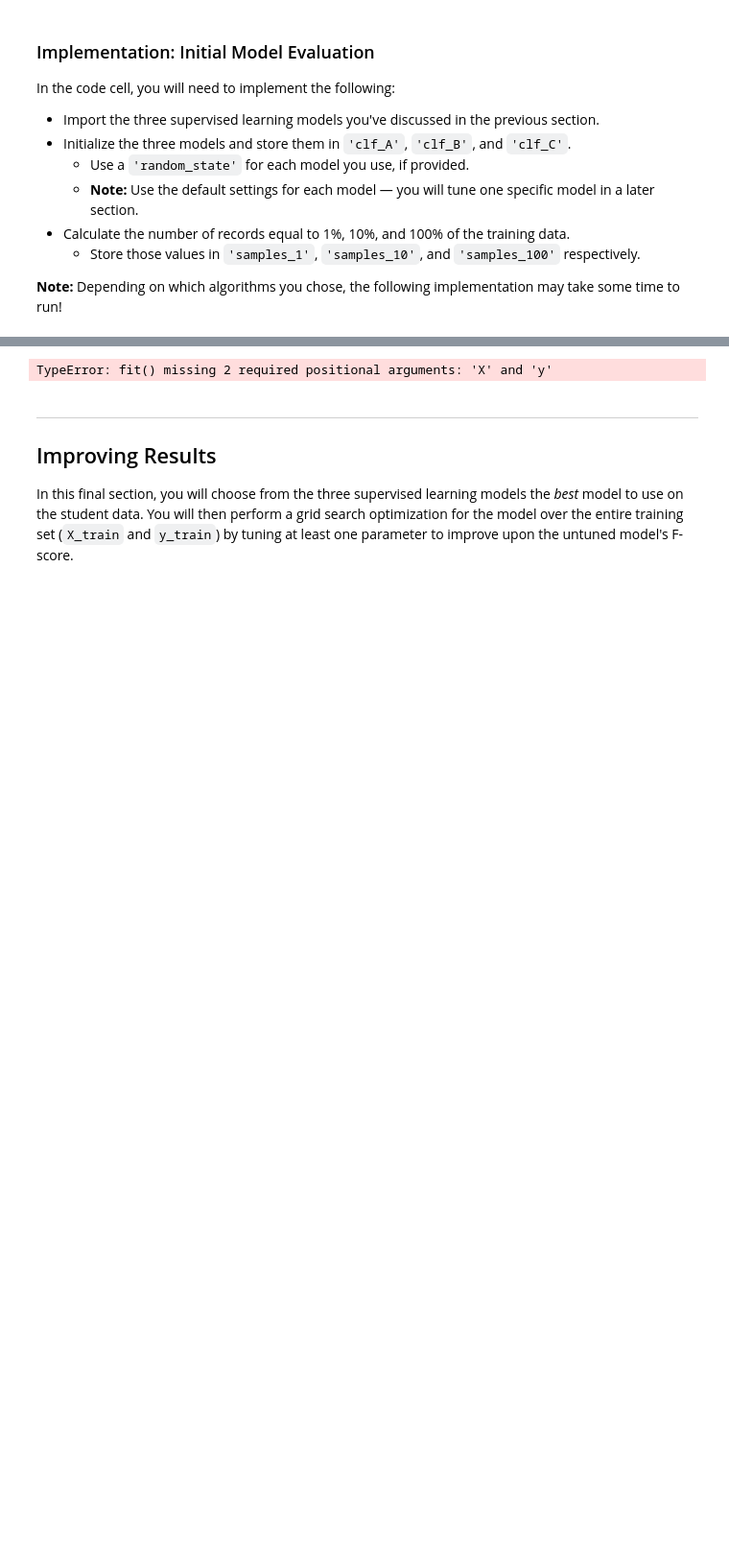
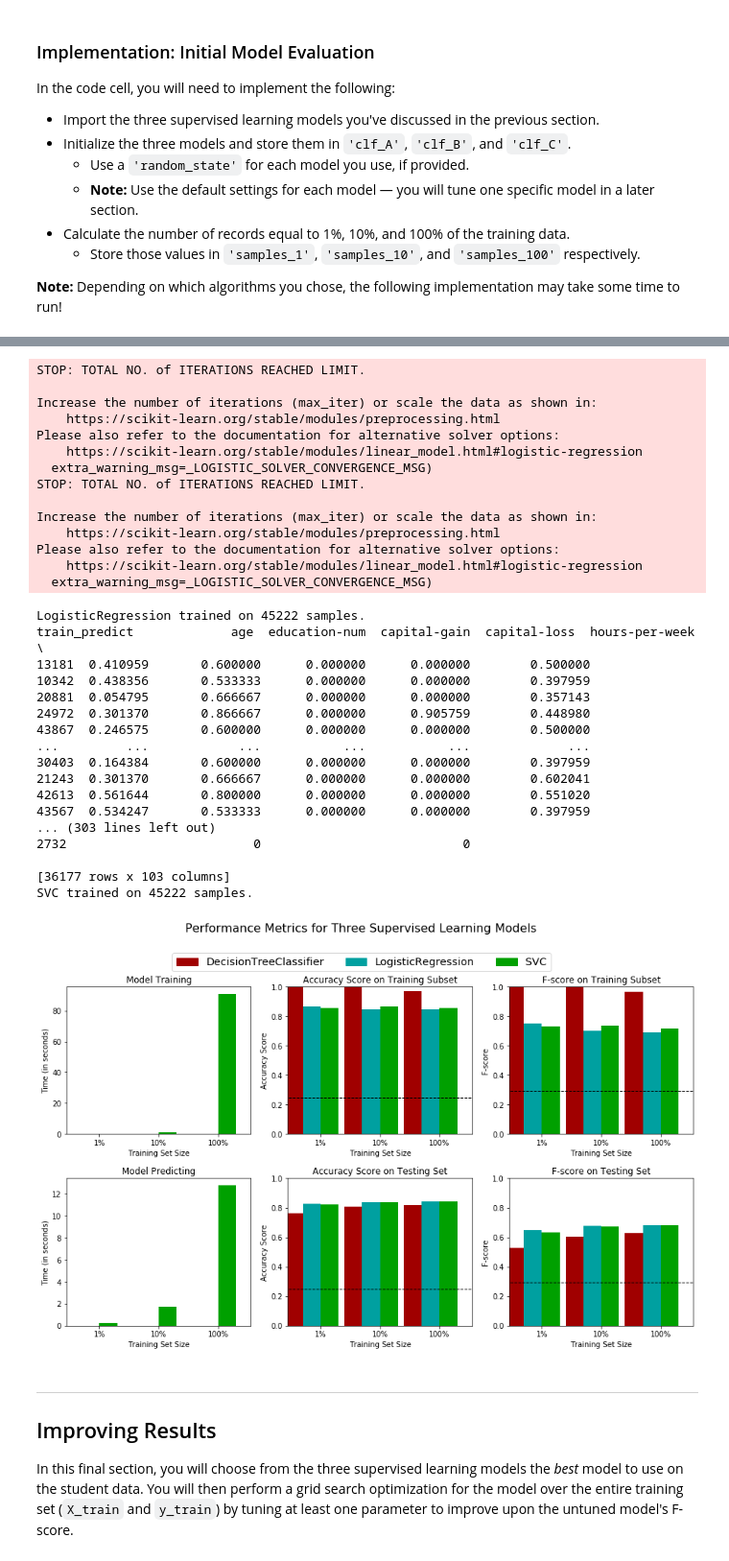
Before and after one commit to noreenwu/ML-supervised, a Jupyter notebook: finding_donors.ipynb, the cells around one changed output, grey strips where cells are left out. Shown at 96% size. Drawn from its saved outputs; the diff is of its cells as text; code cells hidden in the pictures; blank space fills up the shorter version.

Commit message:
feat: initial model evaluation

```diff
--- a/finding_donors.ipynb
+++ b/finding_donors.ipynb
@@ -417,7 +417,7 @@ def train_predict(learner, sample_size, X_train, y_train, X_test, y_test):
     print("train_predict {}".format(X_train))
     # TODO: Fit the learner to the training data using slicing with 'sample_size' using .fit(training_features[:], training_labels[:])
     start = time() # Get start time
-    learner.fit()
+    learner = learner.fit(X_train[:sample_size], y_train[:sample_size])
 #     learner = None
     end = time() # Get end time
 
@@ -428,24 +428,24 @@ def train_predict(learner, sample_size, X_train, y_train, X_test, y_test):
     # TODO: Get the predictions on the test set(X_test),
     #       then get predictions on the first 300 training samples(X_train) using .predict()
     start = time() # Get start time
-    predictions_test = None
-    predictions_train = None
+    predictions_test = learner.predict(X_test)
+    predictions_train = learner.predict(X_train[:300])
     end = time() # Get end time
 
     # TODO: Calculate the total prediction time
-    results['pred_time'] = None
+    results['pred_time'] = end - start
 
     # TODO: Compute accuracy on the first 300 training samples which is y_train[:300]
-    results['acc_train'] = None
+    results['acc_train'] = accuracy_score(y_train[:300], predictions_train)
 
     # TODO: Compute accuracy on test set using accuracy_score()
-    results['acc_test'] = None
+    results['acc_test'] = accuracy_score(y_test, predictions_test)
 
     # TODO: Compute F-score on the the first 300 training samples using fbeta_score()
-    results['f_train'] = None
+    results['f_train'] = fbeta_score(y_train[:300], predictions_train, beta = 0.5)
 
     # TODO: Compute F-score on the test set which is y_test
-    results['f_test'] = None
+    results['f_test'] = fbeta_score(y_test, predictions_test, beta = 0.5)
 
     # Success
     print("{} trained on {} samples.".format(learner.__class__.__name__, sample_size))
@@ -478,9 +478,13 @@ clf_C = SVC()
 # HINT: samples_100 is the entire training set i.e. len(y_train)
 # HINT: samples_10 is 10% of samples_100 (ensure to set the count of the values to be `int` and not `float`)
 # HINT: samples_1 is 1% of samples_100 (ensure to set the count of the values to be `int` and not `float`)
-samples_100 = None
-samples_10 = None
-samples_1 = None
+
+samples_100 = n_records
+samples_10 = int(0.1 * samples_100)
+samples_1 = int(0.01 * samples_100)
+# samples_100 = 200
+# samples_10 = 100
+# samples_1 = 50
 
 # Collect results on the learners
 results = {}
@@ -510,8 +514,39 @@ train_predict             age  education-num  capital-gain  capital-loss  hours-
 43567                        0                           0
 2732                         0                           0
 
 [36177 rows x 103 columns]
-TypeError: fit() missing 2 required positional arguments: 'X' and 'y'
+STOP: TOTAL NO. of ITERATIONS REACHED LIMIT.
+
+Increase the number of iterations (max_iter) or scale the data as shown in:
+    https://scikit-learn.org/stable/modules/preprocessing.html
+Please also refer to the documentation for alternative solver options:
+    https://scikit-learn.org/stable/modules/linear_model.html#logistic-regression
+  extra_warning_msg=_LOGISTIC_SOLVER_CONVERGENCE_MSG)
+STOP: TOTAL NO. of ITERATIONS REACHED LIMIT.
+
+Increase the number of iterations (max_iter) or scale the data as shown in:
+    https://scikit-learn.org/stable/modules/preprocessing.html
+Please also refer to the documentation for alternative solver options:
+    https://scikit-learn.org/stable/modules/linear_model.html#logistic-regression
+  extra_warning_msg=_LOGISTIC_SOLVER_CONVERGENCE_MSG)
+LogisticRegression trained on 45222 samples.
+train_predict             age  education-num  capital-gain  capital-loss  hours-per-week  \
+13181  0.410959       0.600000      0.000000      0.000000        0.500000
+10342  0.438356       0.533333      0.000000      0.000000        0.397959
+20881  0.054795       0.666667      0.000000      0.000000        0.357143
+24972  0.301370       0.866667      0.000000      0.905759        0.448980
+43867  0.246575       0.600000      0.000000      0.000000        0.500000
+...         ...            ...           ...           ...             ...
+30403  0.164384       0.600000      0.000000      0.000000        0.397959
+21243  0.301370       0.666667      0.000000      0.000000        0.602041
+42613  0.561644       0.800000      0.000000      0.000000        0.551020
+43567  0.534247       0.533333      0.000000      0.000000        0.397959
+... (303 lines left out)
+2732                         0                           0
+
+[36177 rows x 103 columns]
+SVC trained on 45222 samples.
+[figure, added]
 # %% [markdown]
 ----
 ## Improving Results
```
Also changed, not shown: parts of 1 cell of this notebook, 1 other file.
